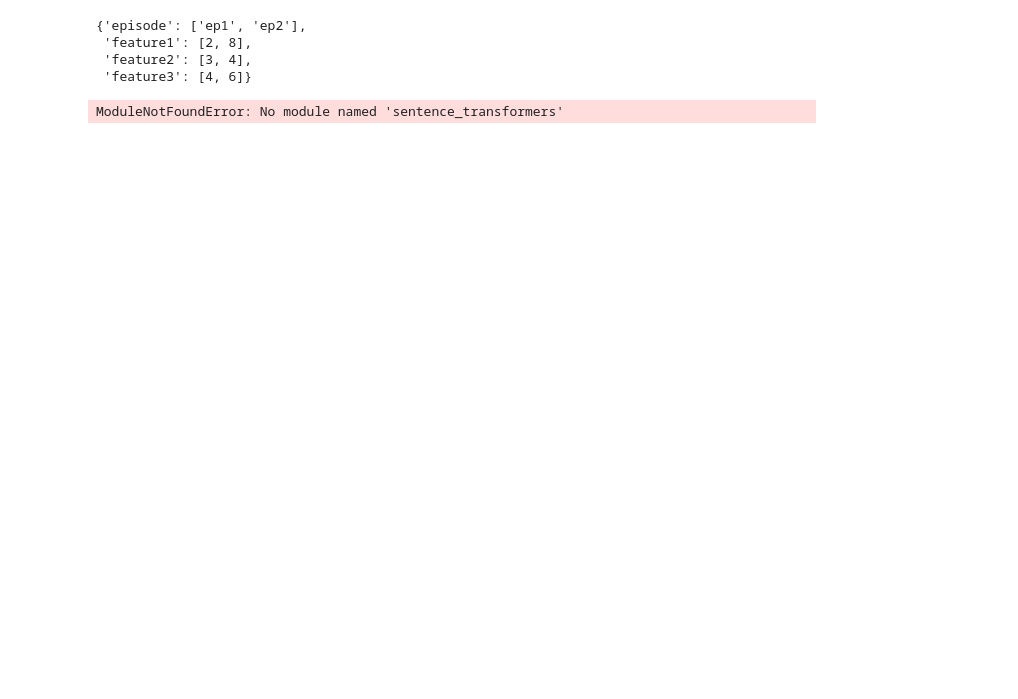
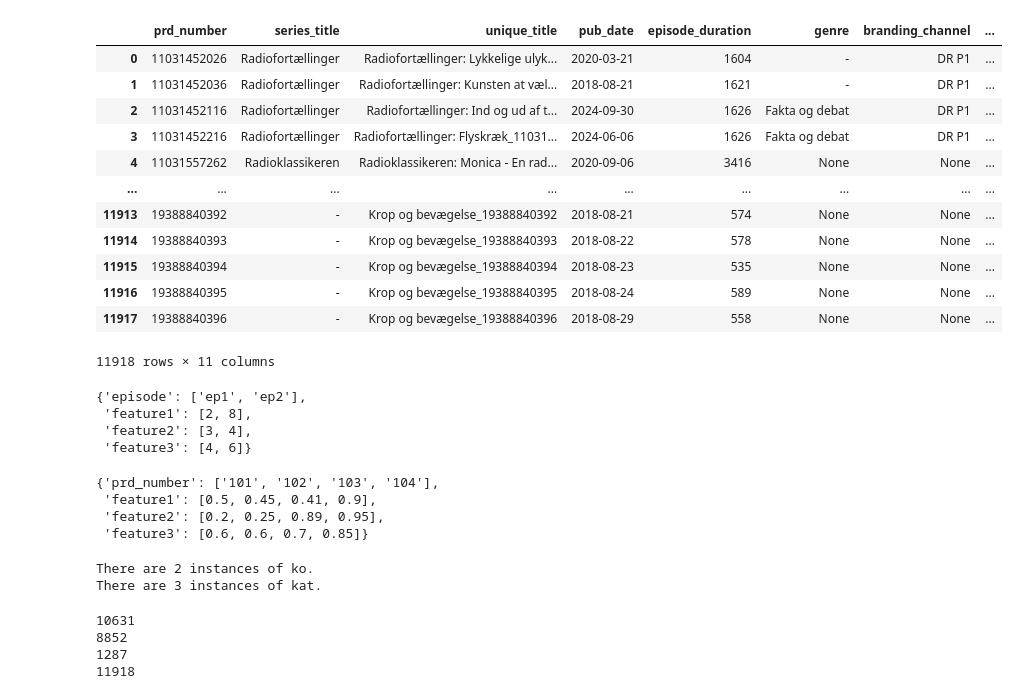
Before and after one commit to SebWae/dr-podcast-recsys-bsc-project, a Jupyter notebook: scripts/test.ipynb, the cells around one changed output. Cells and saved outputs as stored; diff of their text form; code cells hidden in the pictures; blank space fills up the shorter version.

```diff
--- a/scripts/test.ipynb
+++ b/scripts/test.ipynb
@@ -31,6 +31,22 @@ test_df = pd.read_parquet("../" + TEST_DATA_PATH)
 
 # importing metadata
 meta_df = pd.read_parquet("../" + METADATA_PATH)
+# %%
+meta_df
+# %% [output]
+|  | prd_number | series_title | unique_title | pub_date | episode_duration | genre | branding_channel | ... |
+| 0 | 11031452026 | Radiofortællinger | Radiofortællinger: Lykkelige ulyk... | 2020-03-21 | 1604 | - | DR P1 | ... |
+| 1 | 11031452036 | Radiofortællinger | Radiofortællinger: Kunsten at væl... | 2018-08-21 | 1621 | - | DR P1 | ... |
+| 2 | 11031452116 | Radiofortællinger | Radiofortællinger: Ind og ud af t... | 2024-09-30 | 1626 | Fakta og debat | DR P1 | ... |
+| 3 | 11031452216 | Radiofortællinger | Radiofortællinger: Flyskræk_11031... | 2024-06-06 | 1626 | Fakta og debat | DR P1 | ... |
+| 4 | 11031557262 | Radioklassikeren | Radioklassikeren: Monica - En rad... | 2020-09-06 | 3416 | None | None | ... |
+| ... | ... | ... | ... | ... | ... | ... | ... | ... |
+| 11913 | 19388840392 | - | Krop og bevægelse_19388840392 | 2018-08-21 | 574 | None | None | ... |
+| 11914 | 19388840393 | - | Krop og bevægelse_19388840393 | 2018-08-22 | 578 | None | None | ... |
+| 11915 | 19388840394 | - | Krop og bevægelse_19388840394 | 2018-08-23 | 535 | None | None | ... |
+| 11916 | 19388840395 | - | Krop og bevægelse_19388840395 | 2018-08-24 | 589 | None | None | ... |
+| 11917 | 19388840396 | - | Krop og bevægelse_19388840396 | 2018-08-29 | 558 | None | None | ... |
+11918 rows × 11 columns
 # %%
 test_data = {"ep1": [2,3,4],
              "ep2": [8,4,6]}
@@ -47,14 +57,41 @@ reshaped_dict
  'feature1': [2, 8],
  'feature2': [3, 4],
  'feature3': [4, 6]}
-# %%
-from sentence_transformers import SentenceTransformer
-
-model = SentenceTransformer('paraphrase-multilingual-MiniLM-L12-v2')
-
-text = "Lyssky med milliarder i Dubai"
-embedding = model.encode(text)
-
-print(embedding.shape)  # e.g. (384,)
-# %% [output]
-ModuleNotFoundError: No module named 'sentence_transformers'
+# %%
+item_features = pd.DataFrame({
+    'prd_number': ["101", "102", "103", "104"],
+    'feature1': [0.5, 0.45, 0.41, 0.9],
+    'feature2': [0.2, 0.25, 0.89, 0.95],
+    'feature3': [0.6, 0.6, 0.7, 0.85],
+})
+title_emb_df = item_features.rename(columns={"episode": "prd_number"})
+title_emb_dict = title_emb_df.to_dict(orient="list")
+title_emb_dict
+# %% [output]
+{'prd_number': ['101', '102', '103', '104'],
+ 'feature1': [0.5, 0.45, 0.41, 0.9],
+ 'feature2': [0.2, 0.25, 0.89, 0.95],
+ 'feature3': [0.6, 0.6, 0.7, 0.85]}
+# %%
+list1 = ["ko", "kat"]
+list2 = [2, 3]
+
+for animal, number in tqdm(zip(list1, list2), total=len(list1)):
+    print(f"There are {number} instances of {animal}.")
+# %% [output]
+There are 2 instances of ko.
+There are 3 instances of kat.
+# %%
+train_items = set(train_df["prd_number"])
+print(len(train_items))
+test_items = set(test_df["prd_number"])
+print(len(test_items))
+new_items = test_items.difference(train_items)
+print(len(new_items))
+all_items = train_items.union(test_items)
+print(len(all_items))
+# %% [output]
+10631
+8852
+1287
+11918
```
Also changed, not shown: parts of 8 cells of this notebook.
